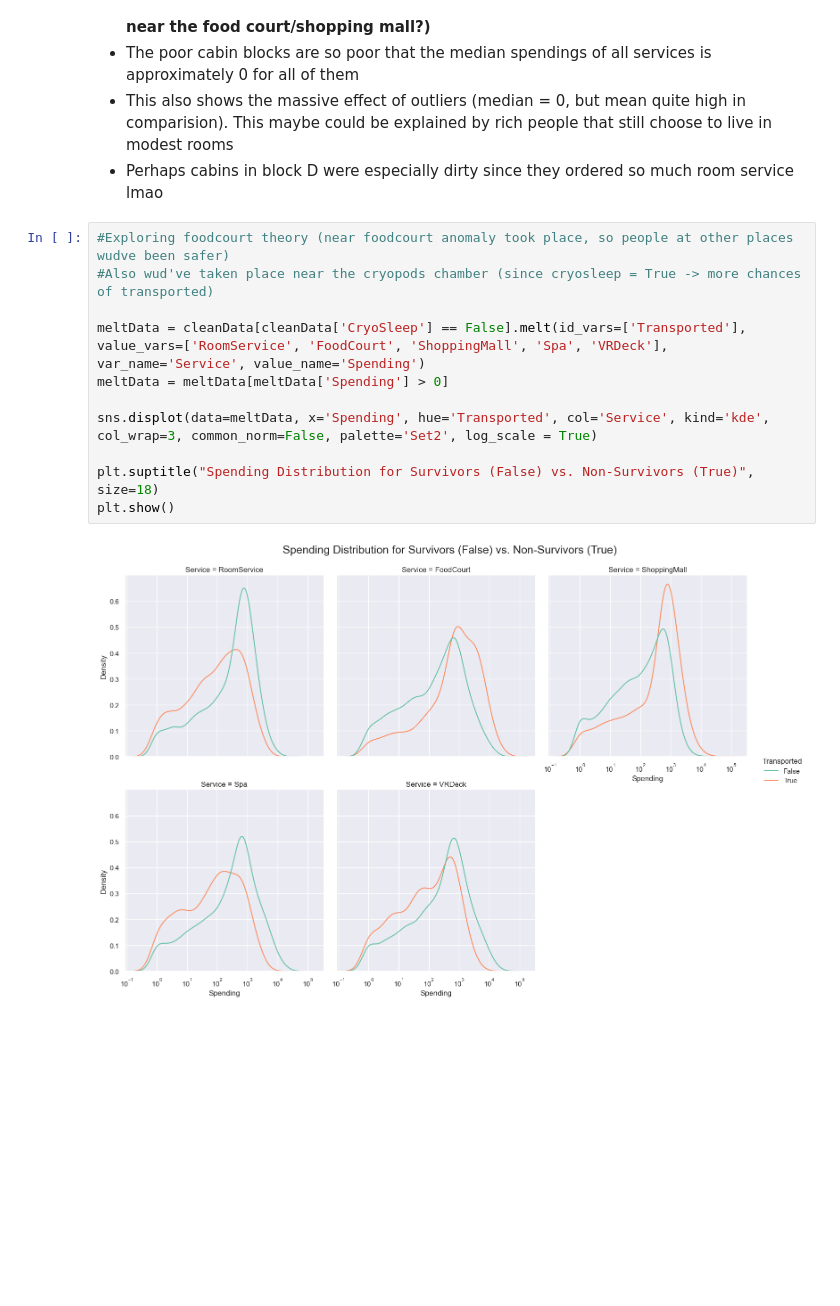
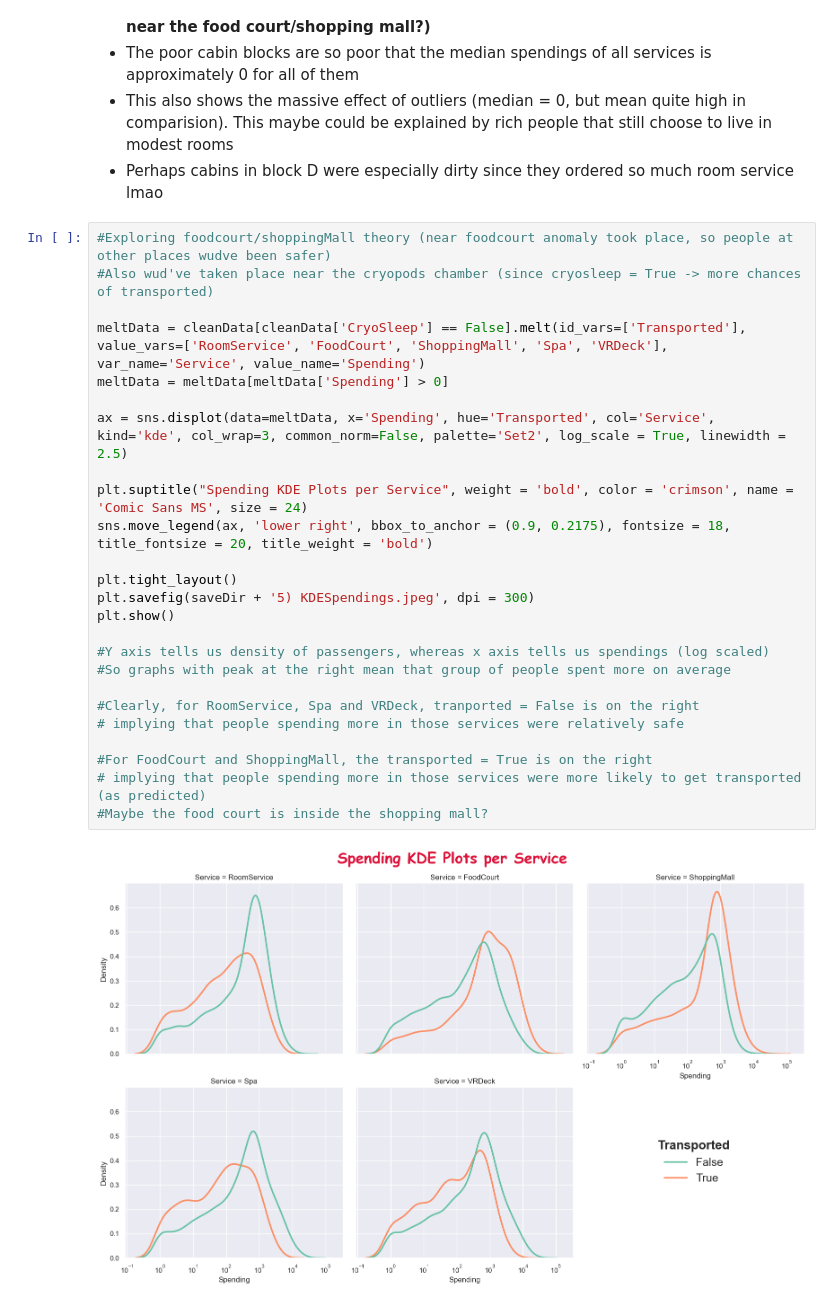
Before and after one commit to bestboybest/OlympusTech3.0--AstroGoodBoy, a Jupyter notebook: Task2/AstroGoodBoy_notebook_cleaning.ipynb, the cells around one changed output. Saved outputs shown, nothing was run; the diff lists cells and outputs as text; blank space fills up the shorter version.

Commit message:
finished 5th plot

```diff
--- a/Task2/AstroGoodBoy_notebook_cleaning.ipynb
+++ b/Task2/AstroGoodBoy_notebook_cleaning.ipynb
@@ -1391,15 +1391,29 @@ It is clear proof that:
 This maybe could be explained by rich people that still choose to live in modest rooms
 - Perhaps cabins in block D were especially dirty since they ordered so much room service lmao
 # %%
-#Exploring foodcourt theory (near foodcourt anomaly took place, so people at other places wudve been safer)
+#Exploring foodcourt/shoppingMall theory (near foodcourt anomaly took place, so people at other places wudve been safer)
 #Also wud've taken place near the cryopods chamber (since cryosleep = True -> more chances of transported)
 
 meltData = cleanData[cleanData['CryoSleep'] == False].melt(id_vars=['Transported'], value_vars=['RoomService', 'FoodCourt', 'ShoppingMall', 'Spa', 'VRDeck'], var_name='Service', value_name='Spending')
 meltData = meltData[meltData['Spending'] > 0]
 
-sns.displot(data=meltData, x='Spending', hue='Transported', col='Service', kind='kde', col_wrap=3, common_norm=False, palette='Set2', log_scale = True)
+ax = sns.displot(data=meltData, x='Spending', hue='Transported', col='Service', kind='kde', col_wrap=3, common_norm=False, palette='Set2', log_scale = True, linewidth = 2.5)
 
-plt.suptitle("Spending Distribution for Survivors (False) vs. Non-Survivors (True)",    size=18)
+plt.suptitle("Spending KDE Plots per Service", weight = 'bold', color = 'crimson', name = 'Comic Sans MS', size = 24)
+sns.move_legend(ax, 'lower right', bbox_to_anchor = (0.9, 0.2175), fontsize = 18, title_fontsize = 20, title_weight = 'bold')
+
+plt.tight_layout()
+plt.savefig(saveDir + '5) KDESpendings.jpeg', dpi = 300)
 plt.show()
+
+#Y axis tells us density of passengers, whereas x axis tells us spendings (log scaled)
+#So graphs with peak at the right mean that group of people spent more on average
+
+#Clearly, for RoomService, Spa and VRDeck, tranported = False is on the right
+# implying that people spending more in those services were relatively safe
+
+#For FoodCourt and ShoppingMall, the transported = True is on the right
+# implying that people spending more in those services were more likely to get transported (as predicted)
+#Maybe the food court is inside the shopping mall?
 # %% [output]
-[figure, old version]
+[figure, new version]
```
Also changed, not shown: parts of 1 cell of this notebook, 1 other file.
